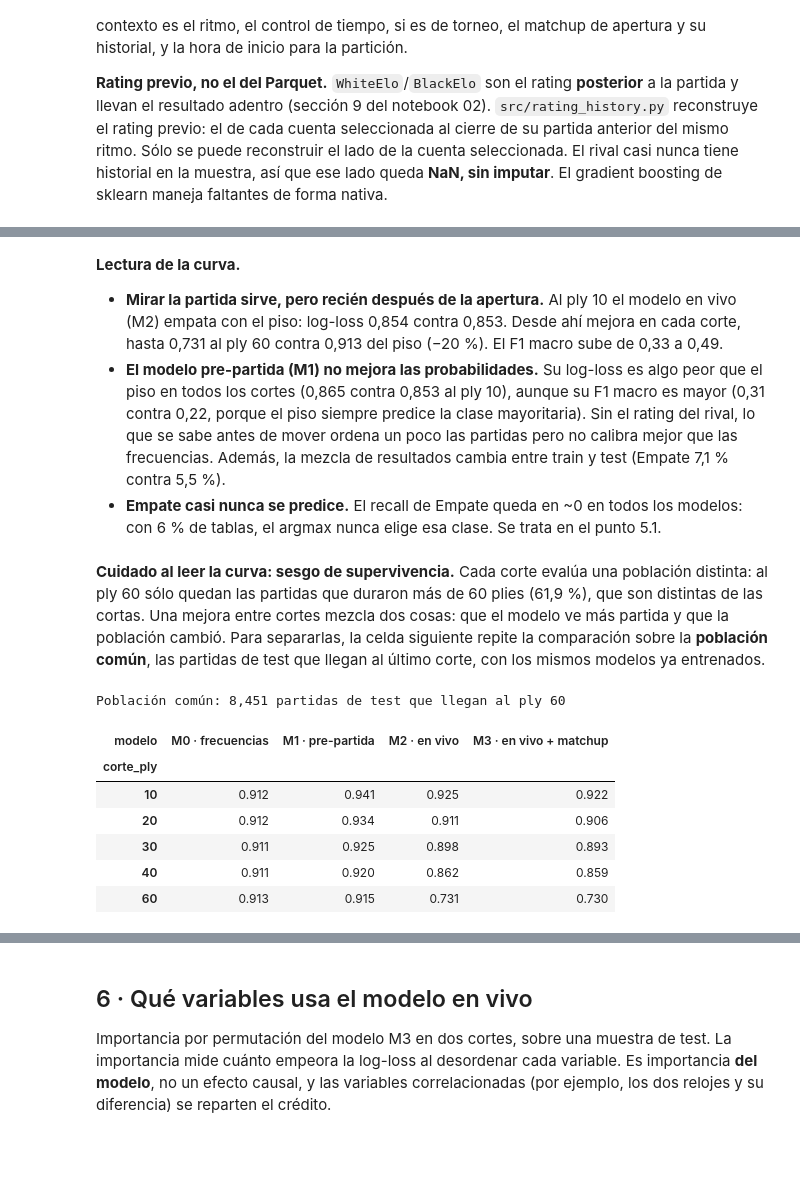
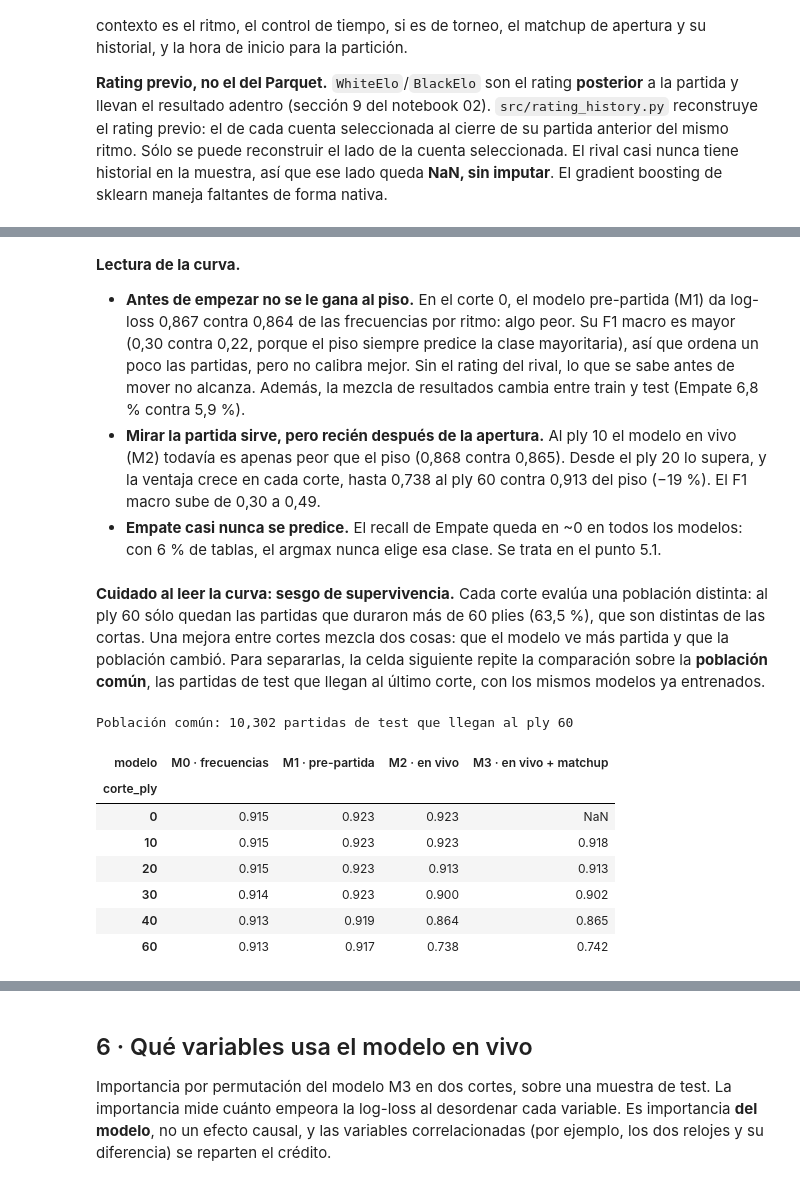
Before and after one commit to BautistaAlosMartorell/chess-outcome-prediction, a Jupyter notebook: notebooks/03_prediccion_en_vivo.ipynb, the cells around one changed output, grey strips where cells are left out. Cells and saved outputs as stored; diff of their text form; code cells hidden in the pictures; blank space fills up the shorter version.

```diff
--- a/notebooks/03_prediccion_en_vivo.ipynb
+++ b/notebooks/03_prediccion_en_vivo.ipynb
@@ -222,6 +225,18 @@ MATCHUP = ["matchup_apertura", "tasa_blancas_hist", "tasa_tablas_hist", "tasa_ne
 FEATURE_SETS = {"M1 · pre-partida": PRE_GAME, "M2 · en vivo": PRE_GAME + LIVE, "M3 · en vivo + matchup": PRE_GAME + LIVE + MATCHUP}
 LEAKY = ["WhiteElo", "BlackElo", "diferencia_elo", "Termination", "cantidad_jugadas", "EndTime", "ECO", "Opening", "familia_apertura"]
 assert not set(LEAKY) & {c for cols in FEATURE_SETS.values() for c in cols}, "Una variable con fuga entró al modelo"
+# matchup_apertura is read from plies 1 and 2: before ply 2 it is a future move, so M3 only exists from there on.
+MATCHUP_FIRST_CUT = 2
+# Recent time spent needs moves already played: at cut 0 it is NaN in every row and cannot be a feature.
+NEEDS_MOVES = ["gasto_reciente_blancas_seg", "gasto_reciente_negras_seg"]
+
+
+def models_for(cut):
+    """Feature sets that exist at ``cut``: nothing that is still in the future at that ply."""
+    sets = {name: cols for name, cols in FEATURE_SETS.items() if cut >= MATCHUP_FIRST_CUT or not set(MATCHUP) & set(cols)}
+    if cut == 0:
+        sets = {name: [c for c in cols if c not in NEEDS_MOVES] for name, cols in sets.items()}
+    return sets
 
 
 def to_matrix(frame, columns):
@@ -267,7 +282,7 @@ for cut in CUTS:
     y_test = test["resultado"].astype(str)
     results.append({"corte_ply": cut, "modelo": "M0 · frecuencias", "n_test": len(test),
                     **classification_metrics(y_test, frequency_baseline(train, test))})
-    for name, columns in FEATURE_SETS.items():
+    for name, columns in models_for(cut).items():
         model = fit_classifier(train, columns)
         fitted[(cut, name)] = model
         results.append({"corte_ply": cut, "modelo": name, "n_test": len(test),
@@ -309,33 +326,34 @@ plt.show()
 # %% [markdown]
 **Lectura de la curva.**
 
-- **Mirar la partida sirve, pero recién después de la apertura.** Al ply 10 el modelo en vivo (M2) empata con el piso: log-loss 0,854 contra 0,853. Desde ahí mejora en cada corte, hasta 0,731 al ply 60 contra 0,913 del piso (−20 %). El F1 macro sube de 0,33 a 0,49.
-- **El modelo pre-partida (M1) no mejora las probabilidades.** Su log-loss es algo peor que el piso en todos los cortes (0,865 contra 0,853 al ply 10), aunque su F1 macro es mayor (0,31 contra 0,22, porque el piso siempre predice la clase mayoritaria). Sin el rating del rival, lo que se sabe antes de mover ordena un poco las partidas pero no calibra mejor que las frecuencias. Además, la mezcla de resultados cambia entre train y test (Empate 7,1 % contra 5,5 %).
+- **Antes de empezar no se le gana al piso.** En el corte 0, el modelo pre-partida (M1) da log-loss 0,867 contra 0,864 de las frecuencias por ritmo: algo peor. Su F1 macro es mayor (0,30 contra 0,22, porque el piso siempre predice la clase mayoritaria), así que ordena un poco las partidas, pero no calibra mejor. Sin el rating del rival, lo que se sabe antes de mover no alcanza. Además, la mezcla de resultados cambia entre train y test (Empate 6,8 % contra 5,9 %).
+- **Mirar la partida sirve, pero recién después de la apertura.** Al ply 10 el modelo en vivo (M2) todavía es apenas peor que el piso (0,868 contra 0,865). Desde el ply 20 lo supera, y la ventaja crece en cada corte, hasta 0,738 al ply 60 contra 0,913 del piso (−19 %). El F1 macro sube de 0,30 a 0,49.
 - **Empate casi nunca se predice.** El recall de Empate queda en ~0 en todos los modelos: con 6 % de tablas, el argmax nunca elige esa clase. Se trata en el punto 5.1.
 # %% [markdown]
-**Cuidado al leer la curva: sesgo de supervivencia.** Cada corte evalúa una población distinta: al ply 60 sólo quedan las partidas que duraron más de 60 plies (61,9 %), que son distintas de las cortas. Una mejora entre cortes mezcla dos cosas: que el modelo ve más partida y que la población cambió. Para separarlas, la celda siguiente repite la comparación sobre la **población común**, las partidas de test que llegan al último corte, con los mismos modelos ya entrenados.
+**Cuidado al leer la curva: sesgo de supervivencia.** Cada corte evalúa una población distinta: al ply 60 sólo quedan las partidas que duraron más de 60 plies (63,5 %), que son distintas de las cortas. Una mejora entre cortes mezcla dos cosas: que el modelo ve más partida y que la población cambió. Para separarlas, la celda siguiente repite la comparación sobre la **población común**, las partidas de test que llegan al último corte, con los mismos modelos ya entrenados.
 # %%
 last_cut = max(CUTS)
 common_games = set(data.loc[(data["corte_ply"] == last_cut) & (data["particion"] == "test"), "GameUrl"])
 common_rows = []
 for cut in CUTS:
     test = data[(data["corte_ply"] == cut) & (data["particion"] == "test") & data["GameUrl"].isin(common_games)]
     train = data[(data["corte_ply"] == cut) & (data["particion"] == "train")]
     y_test = test["resultado"].astype(str)
     common_rows.append({"corte_ply": cut, "modelo": "M0 · frecuencias", **classification_metrics(y_test, frequency_baseline(train, test))})
-    for name, columns in FEATURE_SETS.items():
+    for name, columns in models_for(cut).items():
         common_rows.append({"corte_ply": cut, "modelo": name,
                             **classification_metrics(y_test, predict_ordered(fitted[(cut, name)], test, columns))})
 common = pd.DataFrame(common_rows)
 print(f"Población común: {len(common_games):,} partidas de test que llegan al ply {last_cut}")
 display(common.pivot(index="corte_ply", columns="modelo", values="log_loss").round(3))
 # %% [output]
-Población común: 8,451 partidas de test que llegan al ply 60
+Población común: 10,302 partidas de test que llegan al ply 60
 | modelo | M0 · frecuencias | M1 · pre-partida | M2 · en vivo | M3 · en vivo + matchup |
 | corte_ply |  |  |  |  |
-| 10 | 0.912 | 0.941 | 0.925 | 0.922 |
-| 20 | 0.912 | 0.934 | 0.911 | 0.906 |
-| 30 | 0.911 | 0.925 | 0.898 | 0.893 |
-| 40 | 0.911 | 0.920 | 0.862 | 0.859 |
-| 60 | 0.913 | 0.915 | 0.731 | 0.730 |
+| 0 | 0.915 | 0.923 | 0.923 | NaN |
+| 10 | 0.915 | 0.923 | 0.923 | 0.918 |
+| 20 | 0.915 | 0.923 | 0.913 | 0.913 |
+| 30 | 0.914 | 0.923 | 0.900 | 0.902 |
+| 40 | 0.913 | 0.919 | 0.864 | 0.865 |
+| 60 | 0.913 | 0.917 | 0.738 | 0.742 |
 # %% [markdown]
```
Also changed, not shown: parts of 25 cells of this notebook, 1 other file.
